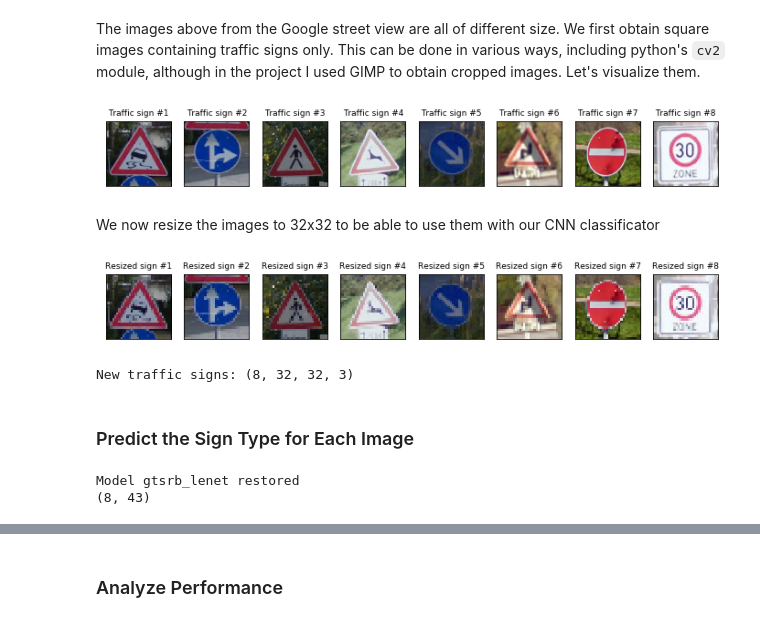
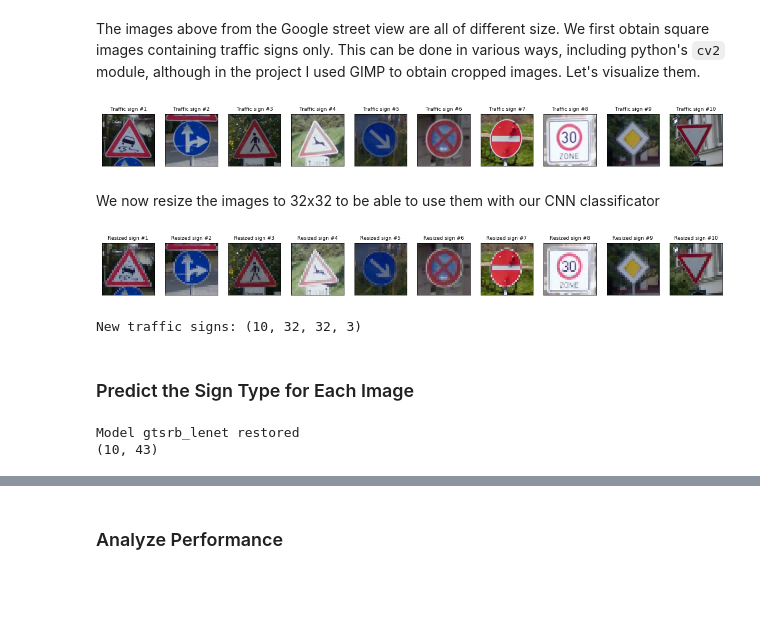
Before and after one commit to selyunin/carnd_t1_p2, a Jupyter notebook: Traffic_Sign_Classifier.ipynb, the cells around one changed output, grey strips where cells are left out. Saved outputs shown, nothing was run; the diff lists cells and outputs as text; code cells hidden in the pictures; blank space fills up the shorter version.

```diff
--- a/Traffic_Sign_Classifier.ipynb
+++ b/Traffic_Sign_Classifier.ipynb
@@ -642,12 +642,14 @@ street_view_img_names = [
                         'street_view_5.png',
                         'street_view_6.png',
                         'street_view_7.png',
+                        'street_view_8.png',
+                        'street_view_9.png',
                         ]
 street_view_img = [ imread(street_view_img_dir + img) for img in street_view_img_names ]
 # %% [markdown]
 #### Traffic sign images in wild:
 # %%
-fig = plt.figure(figsize=(8,15))
+fig = plt.figure(figsize=(8,28))
 ax = fig.add_subplot(1,1,1)
 plt.imshow(street_view_img[0])
 ax.set_xticks([])
@@ -657,7 +659,7 @@ plt.tight_layout(w_pad=-0.2, h_pad=-12.2, pad=-2.6)
 plt.show()
 
 NUM_IMG = len(street_view_img[1:])
-fig = plt.figure(figsize=(12,16))
+fig = plt.figure(figsize=(18,24))
 for idx, image in enumerate(street_view_img[1:]):
     ax = fig.add_subplot(1,NUM_IMG,idx+1)
     plt.imshow(image)
@@ -680,28 +682,30 @@ street_view_img_crop_names = [
                         "new_square_img_6.png",
                         "new_square_img_7.png",
                         "new_square_img_8.png",
+                        "new_square_img_9.png",
+                        "new_square_img_10.png",
                         ]
 street_view_img_crop = [ imread(street_view_img_dir + img) for img in street_view_img_crop_names ]
 # %%
-fig = plt.figure(figsize=(12,15))
+fig = plt.figure(figsize=(20,6))
 
 NUM_IMG = len(street_view_img_crop)
 for idx, image in enumerate(street_view_img_crop):
     ax = fig.add_subplot(1,NUM_IMG,idx+1)
     plt.imshow(image)
     ax.set_xticks([])
     ax.set_yticks([])
     ax.set_title('Traffic sign #{}'.format(idx+1), fontsize=9)
 plt.show()
 # %% [output]
-[figure, old version]
+[figure, new version]
 # %% [markdown]
 We now resize the images to 32x32 to be able to use them with our CNN classificator
 # %%
 skimage.transform.resize(street_view_img_crop[0], (32, 32), mode='constant').shape
 traffic_signs_resized = list(map(lambda x : skimage.transform.resize(x, (32, 32), mode='constant'),
                                  street_view_img_crop))
-fig = plt.figure(figsize=(12,15))
+fig = plt.figure(figsize=(20,6))
 
 NUM_IMG = len(traffic_signs_resized)
 for idx, image in enumerate(traffic_signs_resized):
@@ -712,51 +716,29 @@ for idx, image in enumerate(traffic_signs_resized):
     ax.set_title('Resized sign #{}'.format(idx+1), fontsize=9)
 plt.show()
 # %% [output]
-[figure, old version]
+[figure, new version]
-# %%
-X_new_img = np.array(traffic_signs_resized)
-X_new_img = X_new_img - 0.5
-print("New traffic signs: {}".format(X_new_img.shape))
-
-
-# NUM_IMG = len(traffic_signs_resized)
-# # for idx, image in enumerate(X_new_img):
-# #     ax = fig.add_subplot(1,NUM_IMG,idx+1)
-# fig = plt.figure(figsize=(5,5))
-# plt.imshow(traffic_signs_resized[3])
-# # ax.set_xticks([])
-# # ax.set_yticks([])
-# ax.set_title('Resized sign #{}'.format(idx+1), fontsize=9)
-# # print(X_new_img[0])
-# plt.show()
-# %% [output]
-New traffic signs: (8, 32, 32, 3)
+# %%
+X_new_img = np.array(traffic_signs_resized)
+X_new_img = X_new_img - 0.5
+print("New traffic signs: {}".format(X_new_img.shape))
+# %% [output]
+New traffic signs: (10, 32, 32, 3)
 # %% [markdown]
 ### Predict the Sign Type for Each Image
 # %%
 ### Run the predictions here and use the model to output the prediction for each image.
-### Make sure to pre-process the images with the same pre-processing pipeline used earlier.
-### Feel free to use as many code cells as needed.
-# init = tf.global_variables_initializer()
+
 prediction_result = None
 with tf.Session() as sess:
     # Initialize variables
-#     sess.run(init)
+    sess.run(init)
     # Restore model weights from previously saved model
     loader = tf.train.import_meta_graph('./gtsrb_lenet.meta')
     saver.restore(sess, './gtsrb_lenet')
     print("Model gtsrb_lenet restored ")
     prediction_result = sess.run(tf.nn.softmax(logits), feed_dict={x: X_new_img, keep_prob : 1.0})
-    print(prediction_result.shape)
-#     print(prediction_result)
-
-### Visualize the softmax probabilities here.
-### Feel free to use as many code cells as needed.
-
-# def test_net(X_data, sess):
-#     prob = sess.run(tf.nn.softmax(logits), feed_dict={x: X_data, keep_prob: 1.0})
-#     top_5 = tf.nn.top_k(prob, k=5)
+    print("Done..")
 # %% [output]
 Model gtsrb_lenet restored
-(8, 43)
+(10, 43)
 # %%
```
Also changed, not shown: parts of 8 cells of this notebook.
